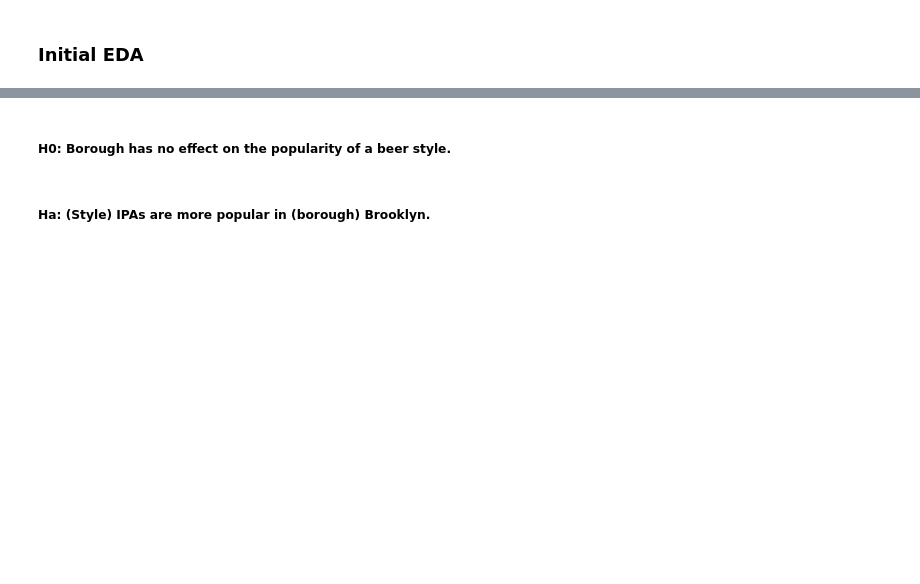
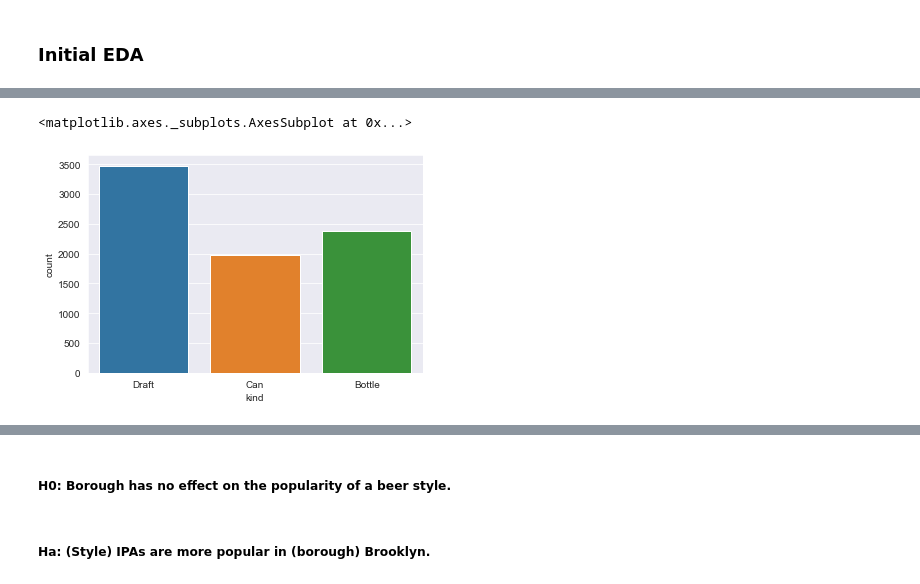
Before and after one commit to rcharan/beer-pubs, a Jupyter notebook: statistical_tests.ipynb, the cells around one changed output, grey strips where cells are left out. Cells and saved outputs as stored; diff of their text form; code cells hidden in the pictures; blank space fills up the shorter version.

```diff
--- a/statistical_tests.ipynb
+++ b/statistical_tests.ipynb
@@ -26,0 +55,5 @@ plt.bar(counter.keys(),pmf);
+# %%
+sns.countplot(x = 'kind', data = df)
+# %% [output]
+<matplotlib.axes._subplots.AxesSubplot at 0x...>
+[figure, added]
```
Also changed, not shown: parts of 25 cells of this notebook.
